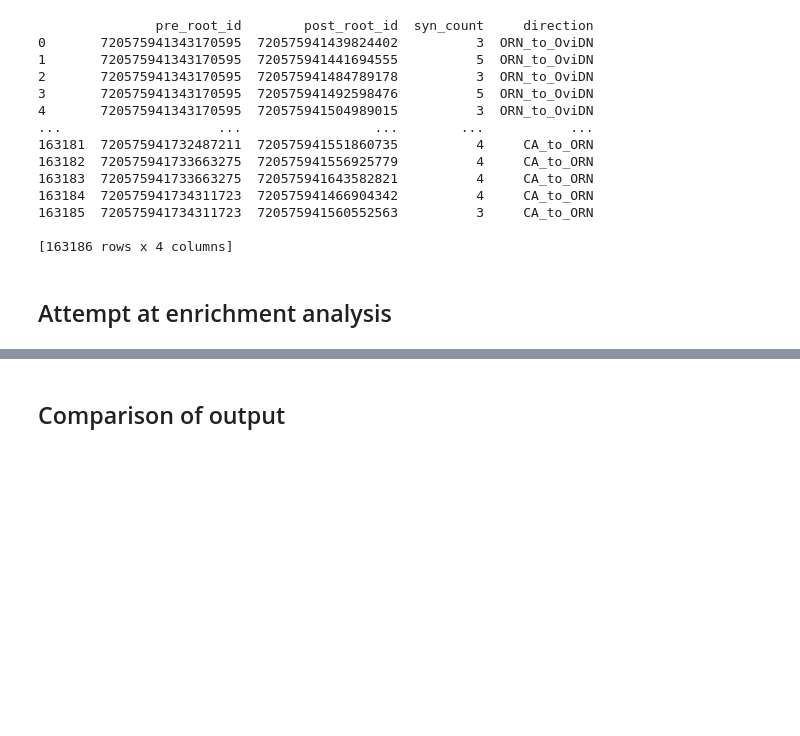
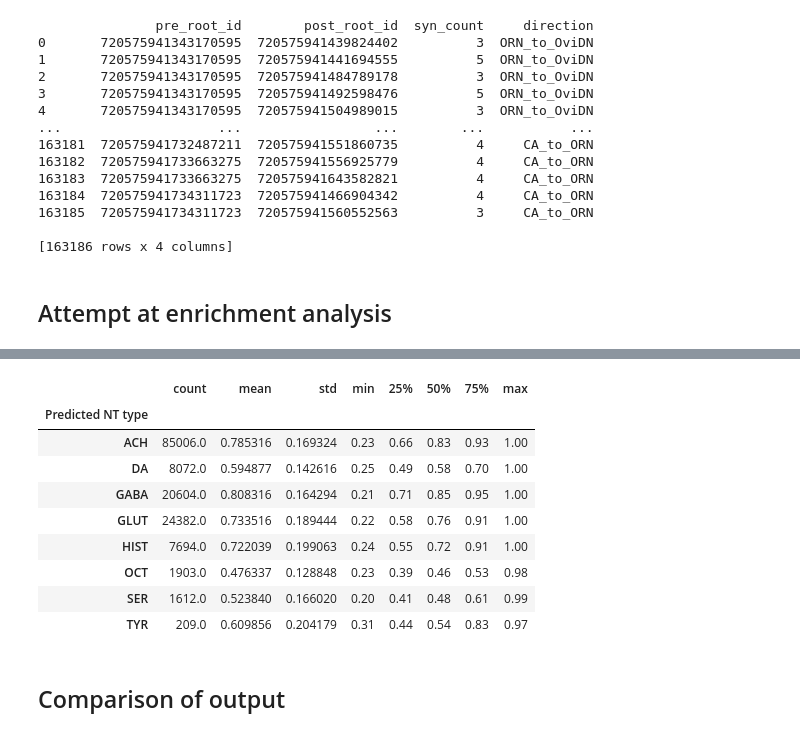
Before and after one commit to ayush-shrivastava003/connectomics-tests, a Jupyter notebook: banc/test.ipynb, the cells around one changed output, grey strips where cells are left out. Saved outputs shown, nothing was run; the diff lists cells and outputs as text; code cells hidden in the pictures; blank space fills up the shorter version.

```diff
--- a/banc/test.ipynb
+++ b/banc/test.ipynb
@@ -222,3 +334,16 @@ CA_to_ORN: 2.414014619271129
+# %%
+neurons.groupby('Predicted NT type')['Predicted NT confidence'].describe()
+# %% [output]
+|  | count | mean | std | min | 25% | 50% | 75% | max |
+| Predicted NT type |  |  |  |  |  |  |  |  |
+| ACH | 85006.0 | 0.785316 | 0.169324 | 0.23 | 0.66 | 0.83 | 0.93 | 1.00 |
+| DA | 8072.0 | 0.594877 | 0.142616 | 0.25 | 0.49 | 0.58 | 0.70 | 1.00 |
+| GABA | 20604.0 | 0.808316 | 0.164294 | 0.21 | 0.71 | 0.85 | 0.95 | 1.00 |
+| GLUT | 24382.0 | 0.733516 | 0.189444 | 0.22 | 0.58 | 0.76 | 0.91 | 1.00 |
+| HIST | 7694.0 | 0.722039 | 0.199063 | 0.24 | 0.55 | 0.72 | 0.91 | 1.00 |
+| OCT | 1903.0 | 0.476337 | 0.128848 | 0.23 | 0.39 | 0.46 | 0.53 | 0.98 |
+| SER | 1612.0 | 0.523840 | 0.166020 | 0.20 | 0.41 | 0.48 | 0.61 | 0.99 |
+| TYR | 209.0 | 0.609856 | 0.204179 | 0.31 | 0.44 | 0.54 | 0.83 | 0.97 |
 # %% [markdown]
 ## Comparison of output
 # %%
```
Also changed, not shown: parts of 5 cells of this notebook, 1 other file.
